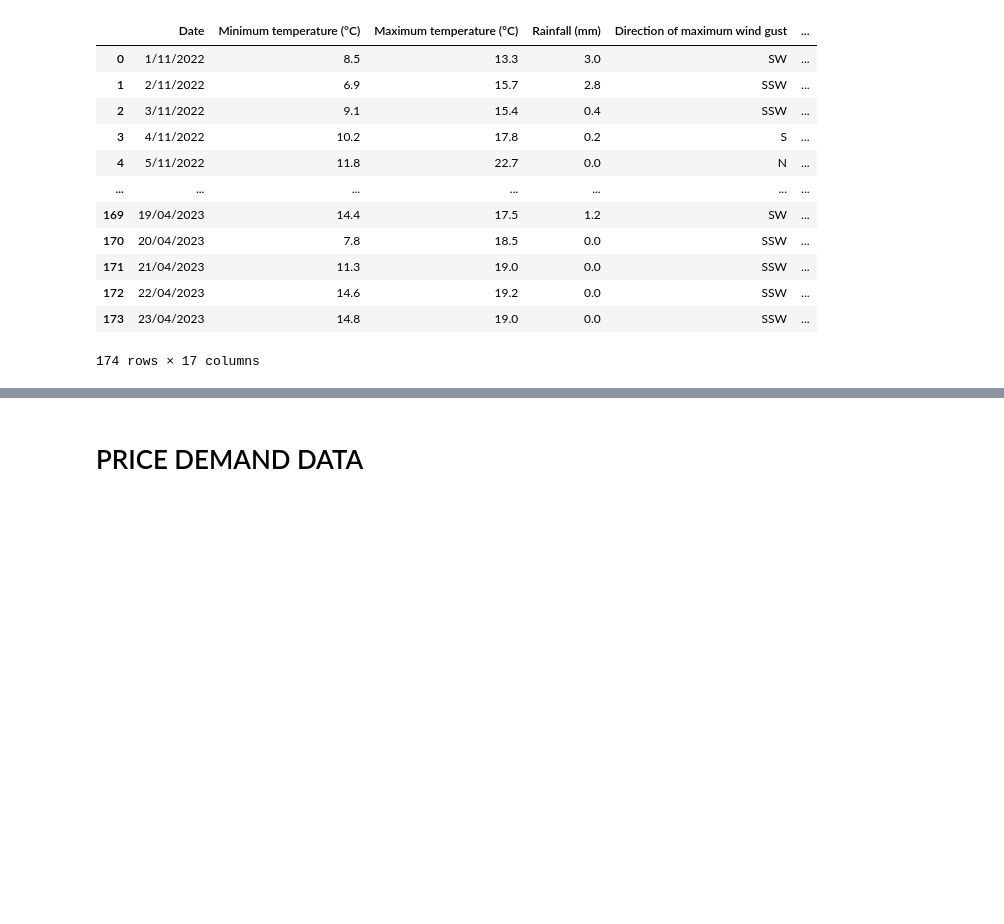
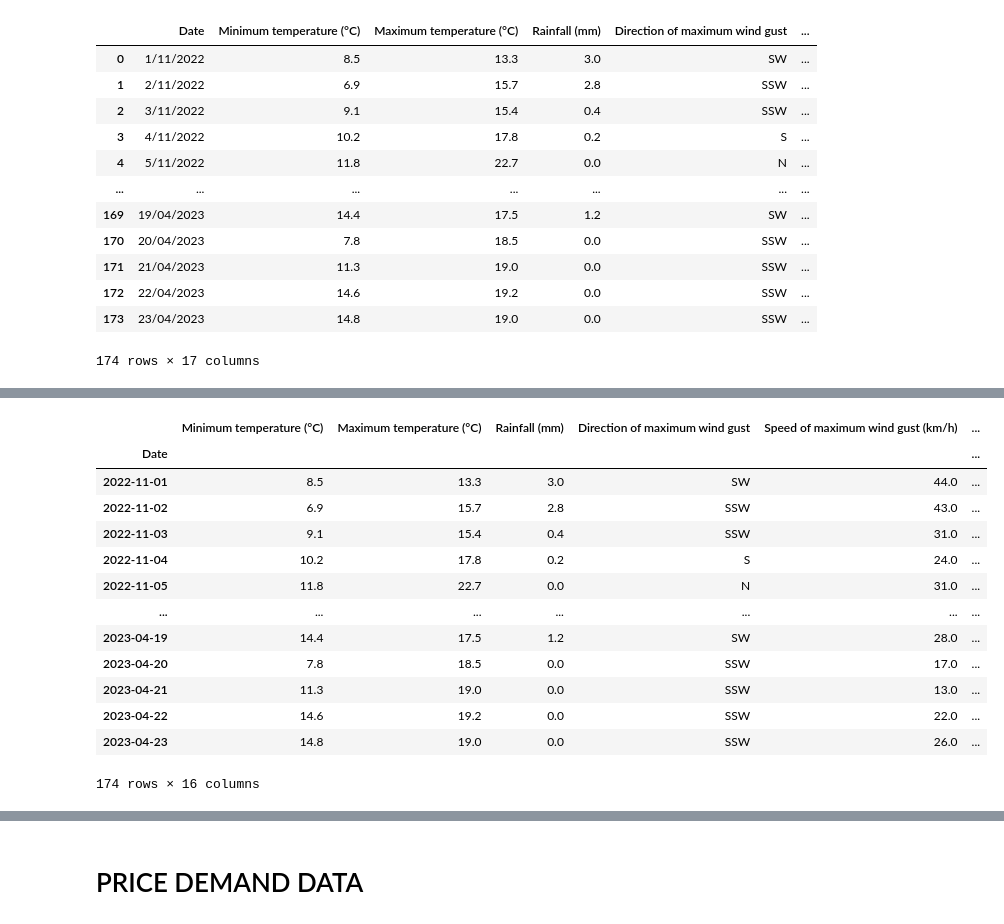
Before and after one commit to HillarP/Energy_Prediction, a Jupyter notebook: Jigar_Assignment_2.ipynb, the cells around one changed output, grey strips where cells are left out. Drawn from its saved outputs; the diff is of its cells as text; code cells hidden in the pictures; blank space fills up the shorter version.

```diff
--- a/Jigar_Assignment_2.ipynb
+++ b/Jigar_Assignment_2.ipynb
@@ -92,3 +92,9 @@ df_weather
 # %%
 # setting date column as index (will help with corss referencing witht the demand csv)
 df_weather.set_index("Date", inplace=True)
+# %%
+# checking the datatypes
+df_weather.dtypes
+# visual inspection of the columns suggests 9 am wind speed  int datatypes
+df_weather['9am wind speed (km/h)'] = pd.to_numeric(df_weather['9am wind speed (km/h)'], errors='coerce')
+df_weather.dtypes
@@ -95 +119,21 @@ df_weather.set_index("Date", inplace=True)
+# %%
+df_weather.index = pd.to_datetime(df_weather.index, format="mixed", dayfirst=True)
+# %%
+df_weather.index.dtype
+df_weather
+# %% [output]
+|  | Minimum temperature (°C) | Maximum temperature (°C) | Rainfall (mm) | Direction of maximum wind gust | Speed of maximum wind gust (km/h) | ... |
+| Date |  |  |  |  |  | ... |
+| 2022-11-01 | 8.5 | 13.3 | 3.0 | SW | 44.0 | ... |
+| 2022-11-02 | 6.9 | 15.7 | 2.8 | SSW | 43.0 | ... |
+| 2022-11-03 | 9.1 | 15.4 | 0.4 | SSW | 31.0 | ... |
+| 2022-11-04 | 10.2 | 17.8 | 0.2 | S | 24.0 | ... |
+| 2022-11-05 | 11.8 | 22.7 | 0.0 | N | 31.0 | ... |
+| ... | ... | ... | ... | ... | ... | ... |
+| 2023-04-19 | 14.4 | 17.5 | 1.2 | SW | 28.0 | ... |
+| 2023-04-20 | 7.8 | 18.5 | 0.0 | SSW | 17.0 | ... |
+| 2023-04-21 | 11.3 | 19.0 | 0.0 | SSW | 13.0 | ... |
+| 2023-04-22 | 14.6 | 19.2 | 0.0 | SSW | 22.0 | ... |
+| 2023-04-23 | 14.8 | 19.0 | 0.0 | SSW | 26.0 | ... |
+174 rows × 16 columns
 # %%
```
Also changed, not shown: parts of 5 cells of this notebook.
